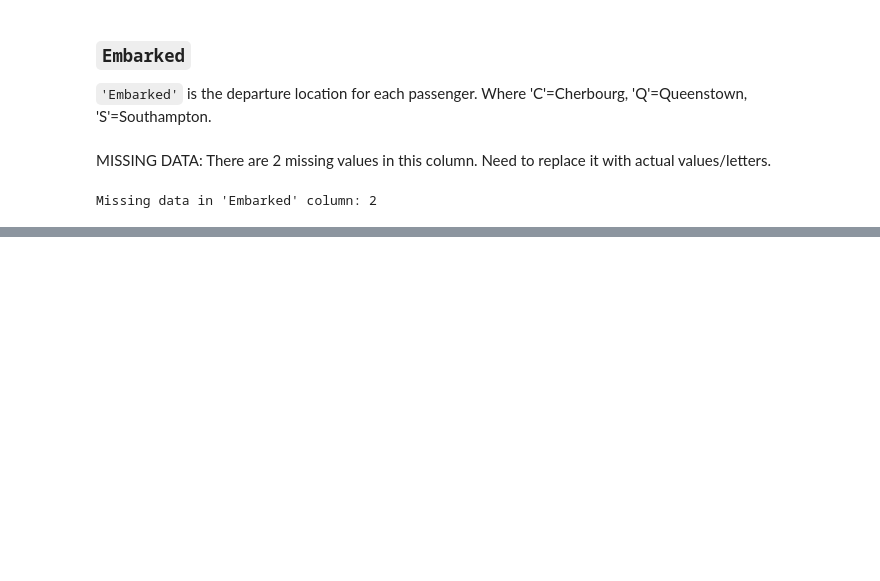
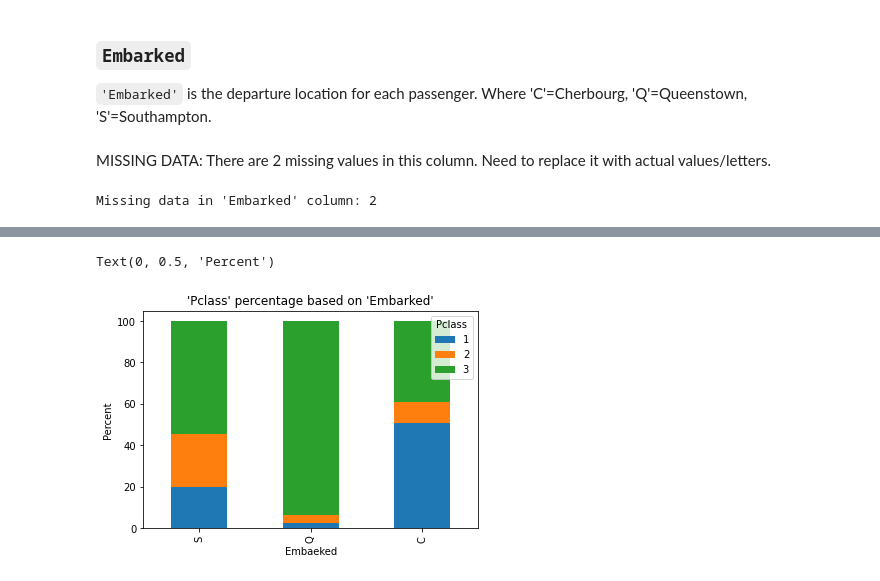
Before and after one commit to AShabunevich/Kaggle_practice_and_exercises, a Jupyter notebook: Titanic_Machine_Learning/titanic_project.ipynb, the cells around one changed output, grey strips where cells are left out. Drawn from its saved outputs; the diff is of its cells as text; code cells hidden in the pictures; blank space fills up the shorter version.

```diff
--- a/Titanic_Machine_Learning/titanic_project.ipynb
+++ b/Titanic_Machine_Learning/titanic_project.ipynb
@@ -561,0 +631,12 @@ Missing data in 'Embarked' column: 2
+# %%
+#GRAPH
+#change rows with columns
+z = z1.T
+#graph it
+z[[1,2,3]].plot(kind='bar',stacked=True)
+plt.title("'Pclass' percentage based on 'Embarked'")
+plt.xlabel('Embaeked')
+plt.ylabel('Percent')
+# %% [output]
+Text(0, 0.5, 'Percent')
+[figure, added]
```
Also changed, not shown: parts of 21 cells of this notebook.
